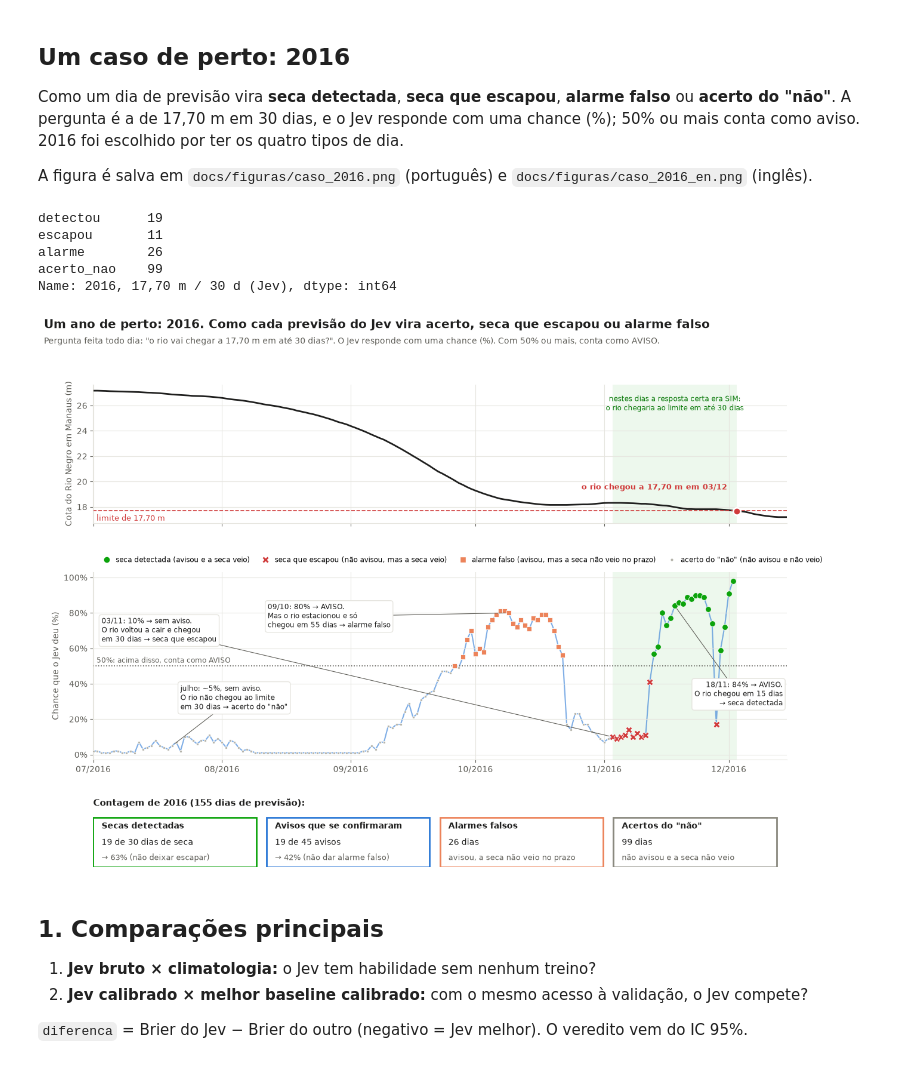
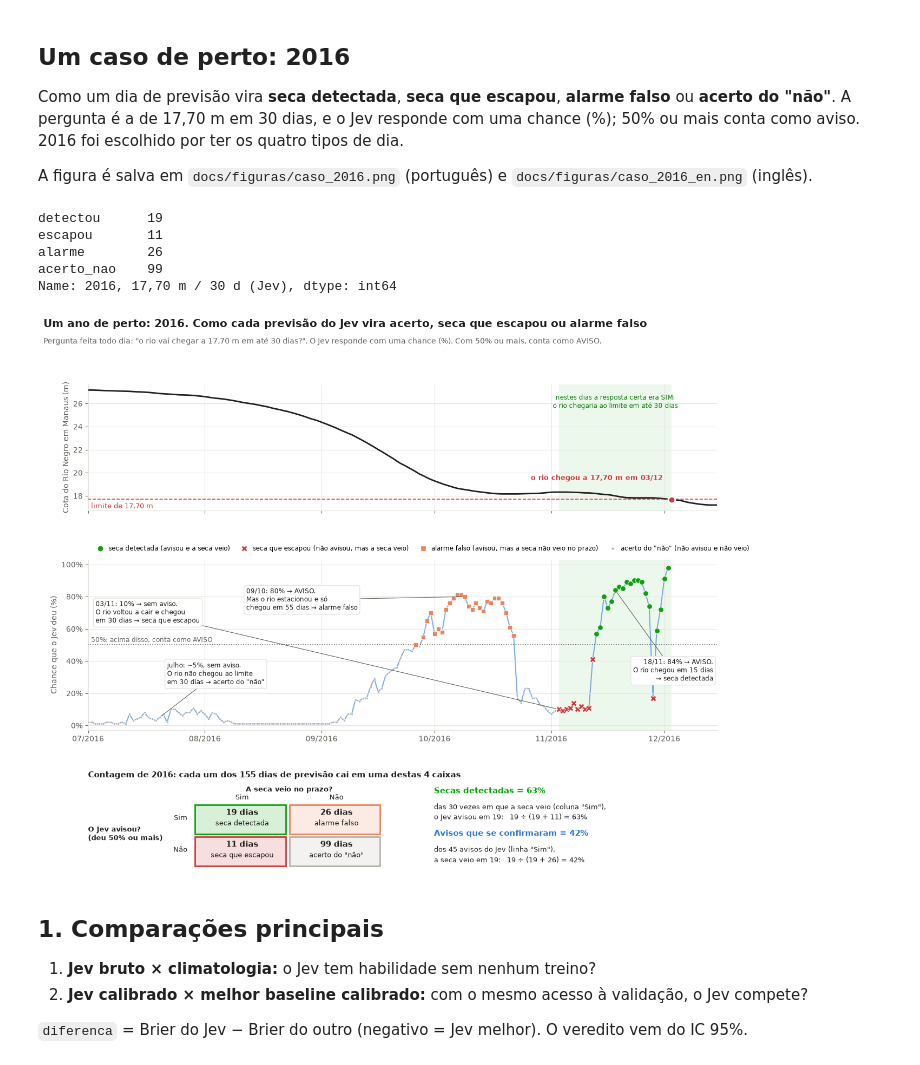
Before and after one commit to DouglasSM747/SupplyRisk, a Jupyter notebook: notebooks/02_resultados_braco_a.ipynb, the cells around one changed output. Saved outputs shown, nothing was run; the diff lists cells and outputs as text; code cells hidden in the pictures.

Commit message:
Figura de caso 2016: contagem como tabela 2x2 com as contas por extenso

```diff
--- a/notebooks/02_resultados_braco_a.ipynb
+++ b/notebooks/02_resultados_braco_a.ipynb
@@ -408,13 +408,17 @@ TEXTOS_CASO = {
             ("2016-11-18", "{d}: {p:.0%} → AVISO.\nO rio chegou em {n} dias\n→ seca detectada"),
         ],
         "data_fmt": "%d/%m",
-        "resumo": "Contagem de {ano} ({n} dias de previsão):",
-        "caixas": [
-            ("Secas detectadas", "{a} de {b} dias de seca", "→ {pct:.0%} (não deixar escapar)"),
-            ("Avisos que se confirmaram", "{a} de {b} avisos", "→ {pct:.0%} (não dar alarme falso)"),
-            ("Alarmes falsos", "{a} dias", "avisou, a seca não veio no prazo"),
-            ("Acertos do \"não\"", "{a} dias", "não avisou e a seca não veio"),
-        ],
+        "resumo": "Contagem de {ano}: cada um dos {n} dias de previsão cai em uma destas 4 caixas",
+        "pergunta_coluna": "A seca veio no prazo?",
+        "pergunta_linha": "O Jev avisou?\n(deu 50% ou mais)",
+        "sim": "Sim", "nao": "Não",
+        "celulas": {"detectou": "seca detectada", "alarme": "alarme falso",
+                    "escapou": "seca que escapou", "acerto_nao": "acerto do \"não\""},
+        "dias": "{n} dias",
+        "conta_det_titulo": "Secas detectadas = {pct:.0%}",
+        "conta_det": "das {b} vezes em que a seca veio (coluna \"Sim\"),\no Jev avisou em {a}:   {a} ÷ ({a} + {c}) = {pct:.0%}",
+        "conta_av_titulo": "Avisos que se confirmaram = {pct:.0%}",
+        "conta_av": "dos {b} avisos do Jev (linha \"Sim\"),\na seca veio em {a}:   {a} ÷ ({a} + {c}) = {pct:.0%}",
         "arquivo": "../docs/figuras/caso_2016.png",
     },
     "en": {
@@ -436,21 +440,25 @@ TEXTOS_CASO = {
             ("2016-11-18", "{d}: {p:.0%} → WARNING.\nThe river got there\n{n} days later → drought detected"),
         ],
         "data_fmt": "%b %d",
-        "resumo": "Tally for {ano} ({n} forecast days):",
-        "caixas": [
-            ("Droughts detected", "{a} of {b} drought days", "→ {pct:.0%} (not missing one)"),
-            ("Warnings that came true", "{a} of {b} warnings", "→ {pct:.0%} (no false alarms)"),
-            ("False alarms", "{a} days", "warned, it did not come in time"),
-            ("Correct \"no\"", "{a} days", "no warning, and it did not come"),
-        ],
+        "resumo": "Tally for {ano}: each of the {n} forecast days falls into one of these 4 boxes",
+        "pergunta_coluna": "Did the drought come in time?",
+        "pergunta_linha": "Did Jev warn?\n(gave 50% or more)",
+        "sim": "Yes", "nao": "No",
+        "celulas": {"detectou": "drought detected", "alarme": "false alarm",
+                    "escapou": "missed drought", "acerto_nao": "correct \"no\""},
+        "dias": "{n} days",
+        "conta_det_titulo": "Droughts detected = {pct:.0%}",
+        "conta_det": "of the {b} times the drought came (\"Yes\" column),\nJev warned on {a}:   {a} ÷ ({a} + {c}) = {pct:.0%}",
+        "conta_av_titulo": "Warnings that came true = {pct:.0%}",
+        "conta_av": "of Jev's {b} warnings (\"Yes\" row),\nthe drought came on {a}:   {a} ÷ ({a} + {c}) = {pct:.0%}",
         "arquivo": "../docs/figuras/caso_2016_en.png",
     },
 }
 
 
 def figura_caso(t):
-    fig = plt.figure(figsize=(15, 10.5))
-    grade = fig.add_gridspec(3, 1, height_ratios=[1, 1.35, 0.42], hspace=0.38)
+    fig = plt.figure(figsize=(15, 11.6))
+    grade = fig.add_gridspec(3, 1, height_ratios=[1, 1.35, 0.7], hspace=0.38)
     a_rio = fig.add_subplot(grade[0])
     a_p = fig.add_subplot(grade[1], sharex=a_rio)
     a_box = fig.add_subplot(grade[2])
@@ -496,48 +504,62 @@ def figura_caso(t):
                      arrowprops=dict(arrowstyle="-", color=TINTA_2, lw=0.8, shrinkA=0, shrinkB=4))
 
     legenda = [Line2D([], [], ls="", marker=tipo["marcador"], ms=tipo["tam"] + 1, color=tipo["cor"], mec="white",
                       label=t["rotulos"][nome]) for nome, tipo in TIPOS.items()]
     a_p.legend(handles=legenda, loc="lower left", frameon=False, fontsize=8.5, ncol=4, bbox_to_anchor=(0, 1.01),
                 handletextpad=0.3, columnspacing=1.2)
     a_p.xaxis.set_major_locator(mdates.MonthLocator())
     a_p.xaxis.set_major_formatter(mdates.DateFormatter("%b" if t["data_fmt"] == "%b %d" else "%m/%Y"))
     a_p.set_xlim(inicio, fim)
 
-    # Contagem do ano
+    # Contagem do ano: tabela 2x2 (o Jev avisou? x a seca veio?) e as duas contas
     a_box.axis("off")
-    a_box.text(0, 1.05, t["resumo"].format(ano=ANO_CASO, n=len(caso)), fontsize=11, fontweight="bold", color=TINTA,
-               transform=a_box.transAxes)
-    numeros_caixa = [
-        (contagem["detectou"], contagem["detectou"] + contagem["escapou"], TIPOS["detectou"]["cor"]),
-        (contagem["detectou"], contagem["detectou"] + contagem["alarme"], "#2a78d6"),
-        (contagem["alarme"], None, TIPOS["alarme"]["cor"]),
-        (contagem["acerto_nao"], None, "#8a897f"),
+    a_box.set_xlim(0, 1); a_box.set_ylim(0, 1)
+    a_box.text(0, 1.02, t["resumo"].format(ano=ANO_CASO, n=len(caso)), fontsize=11, fontweight="bold", color=TINTA)
+    x0, larg, alt = 0.17, 0.15, 0.36  # início da tabela, largura e altura de cada célula
+    linhas_tab = [(t["sim"], ("detectou", "alarme")), (t["nao"], ("escapou", "acerto_nao"))]
+    a_box.text(x0 + larg, 0.86, t["pergunta_coluna"], ha="center", fontsize=9.5, fontweight="bold", color=TINTA)
+    for k, rotulo in enumerate((t["sim"], t["nao"])):
+        a_box.text(x0 + larg * (k + 0.5), 0.77, rotulo, ha="center", fontsize=9.5, color=TINTA)
+    a_box.text(0.0, 0.38, t["pergunta_linha"], ha="left", va="center", fontsize=9.5, fontweight="bold", color=TINTA)
+    for r, (rotulo, tipos) in enumerate(linhas_tab):
+        y = 0.38 - r * alt
+        a_box.text(x0 - 0.012, y + alt / 2, rotulo, ha="right", va="center", fontsize=9.5, color=TINTA)
+        for k, tipo in enumerate(tipos):
+            cor = TIPOS[tipo]["cor"]
+            a_box.add_patch(plt.Rectangle((x0 + k * larg, y), larg - 0.006, alt - 0.03, fc=cor, alpha=0.16, ec="none"))
+            a_box.add_patch(plt.Rectangle((x0 + k * larg, y), larg - 0.006, alt - 0.03, fc="none", ec=cor, lw=2))
+            a_box.text(x0 + (k + 0.5) * larg, y + alt * 0.6, t["dias"].format(n=contagem[tipo]), ha="center",
+                       fontsize=11, fontweight="bold", color=TINTA)
+            a_box.text(x0 + (k + 0.5) * larg, y + alt * 0.27, t["celulas"][tipo], ha="center", fontsize=9, color=TINTA)
+
+    det, esc, ala = contagem["detectou"], contagem["escapou"], contagem["alarme"]
+    contas = [
+        (t["conta_det_titulo"], t["conta_det"], det, det + esc, esc, TIPOS["detectou"]["cor"], 0.76),
+        (t["conta_av_titulo"], t["conta_av"], det, det + ala, ala, "#2a78d6", 0.28),
     ]
-    for k, ((titulo, linha1, linha2), (a, b, cor)) in enumerate(zip(t["caixas"], numeros_caixa)):
-        x = k * 0.25
-        a_box.add_patch(plt.Rectangle((x, 0.0), 0.235, 0.85, transform=a_box.transAxes, fc="white", ec=cor, lw=2))
-        a_box.text(x + 0.012, 0.66, titulo, transform=a_box.transAxes, fontsize=10, fontweight="bold", color=TINTA)
-        a_box.text(x + 0.012, 0.38, linha1.format(a=a, b=b), transform=a_box.transAxes, fontsize=10, color=TINTA)
-        a_box.text(x + 0.012, 0.12, linha2.format(pct=a / b if b else 0), transform=a_box.transAxes, fontsize=9, color=TINTA_2)
+    for titulo, texto, a, b, c, cor, y in contas:
+        a_box.text(0.55, y + 0.08, titulo.format(pct=a / b), fontsize=11, fontweight="bold", color=cor)
+        a_box.text(0.55, y - 0.02, texto.format(a=a, b=b, c=c, pct=a / b), fontsize=9.5, color=TINTA, va="top",
+                   linespacing=1.4)
 
     fig.suptitle(t["titulo"], x=0.07, y=0.985, ha="left", fontsize=14.5, fontweight="bold", color=TINTA)
     fig.text(0.07, 0.945, t["subtitulo"], fontsize=10, color=TINTA_2)
     Path(t["arquivo"]).parent.mkdir(parents=True, exist_ok=True)
     fig.savefig(t["arquivo"], dpi=200, bbox_inches="tight", facecolor="white")
     return fig
 
 
 figura_caso(TEXTOS_CASO["en"])
 plt.close()
 figura_caso(TEXTOS_CASO["pt"])
 pd.Series(contagem, name=f"{ANO_CASO}, 17,70 m / 30 d (Jev)")
 # %% [output]
 detectou      19
 escapou       11
 alarme        26
 acerto_nao    99
 Name: 2016, 17,70 m / 30 d (Jev), dtype: int64
-[figure, old version]
+[figure, new version]
 # %% [markdown]
 ## 1. Comparações principais
 
```
Also changed, not shown: 2 other files.
